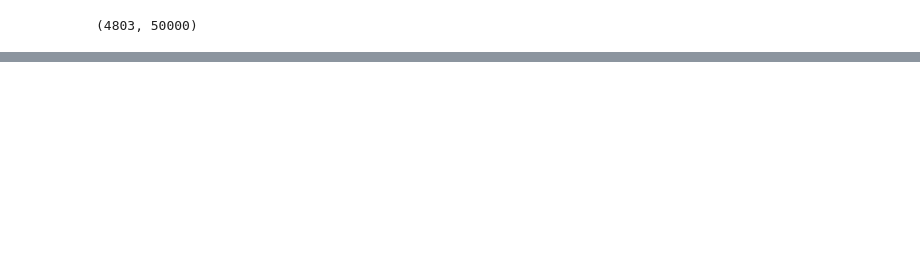
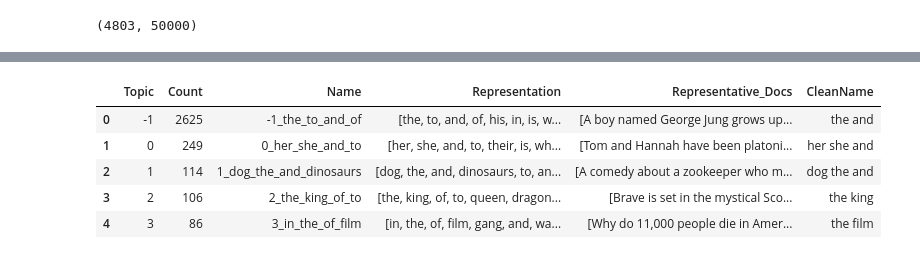
Before and after one commit to AbhinavY0318/cinesuggest, a Jupyter notebook: MovieRecommendation.ipynb, the cells around one changed output, grey strips where cells are left out. Saved outputs shown, nothing was run; the diff lists cells and outputs as text; code cells hidden in the pictures; blank space fills up the shorter version.

```diff
--- a/MovieRecommendation.ipynb
+++ b/MovieRecommendation.ipynb
@@ -265,0 +384,18 @@ Device set to use cpu
+# %%
+import re
+
+def clean_name(name):
+    words = name.split('_')
+    words = [w for w in words if w.isalpha() and len(w) > 2]
+    return ' '.join(words[:3])
+
+topic_info = topic_model.get_topic_info()
+topic_info['CleanName'] = topic_info['Name'].apply(clean_name)
+topic_info.head()
+# %% [output]
+|  | Topic | Count | Name | Representation | Representative_Docs | CleanName |
+| 0 | -1 | 2625 | -1_the_to_and_of | [the, to, and, of, his, in, is, w... | [A boy named George Jung grows up... | the and |
+| 1 | 0 | 249 | 0_her_she_and_to | [her, she, and, to, their, is, wh... | [Tom and Hannah have been platoni... | her she and |
+| 2 | 1 | 114 | 1_dog_the_and_dinosaurs | [dog, the, and, dinosaurs, to, an... | [A comedy about a zookeeper who m... | dog the and |
+| 3 | 2 | 106 | 2_the_king_of_to | [the, king, of, to, queen, dragon... | [Brave is set in the mystical Sco... | the king |
+| 4 | 3 | 86 | 3_in_the_of_film | [in, the, of, film, gang, and, wa... | [Why do 11,000 people die in Amer... | the film |
```
Also changed, not shown: parts of 23 cells of this notebook, 3 other files.
